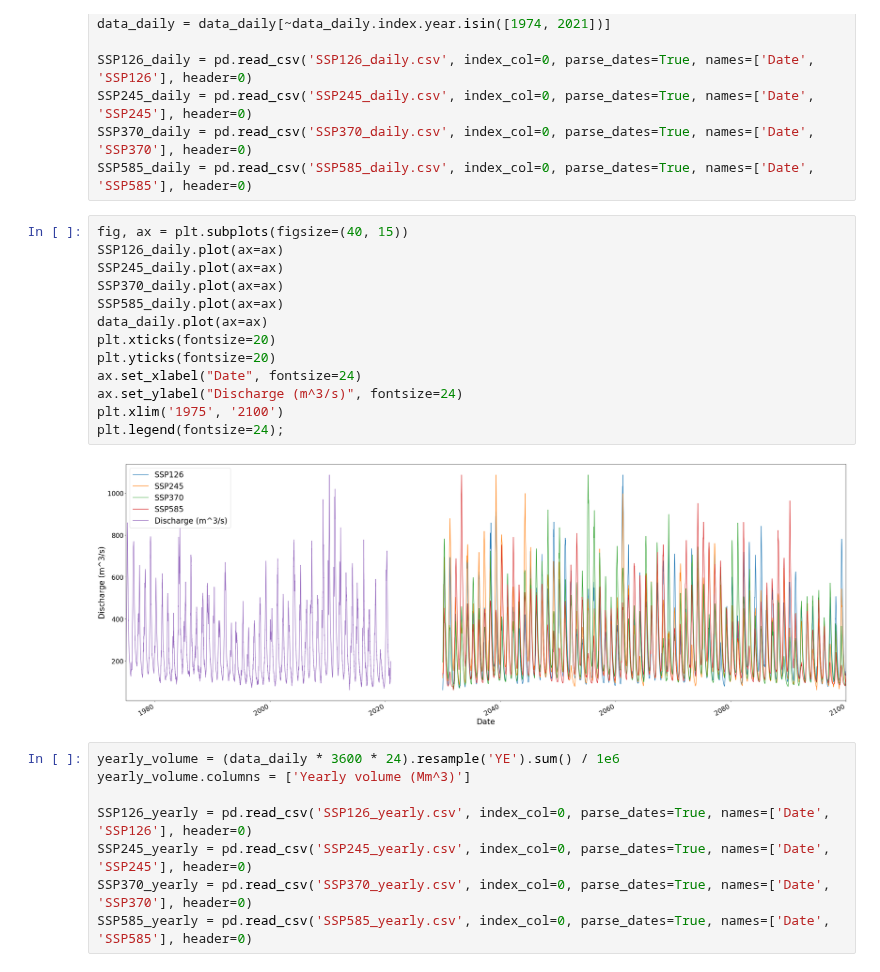
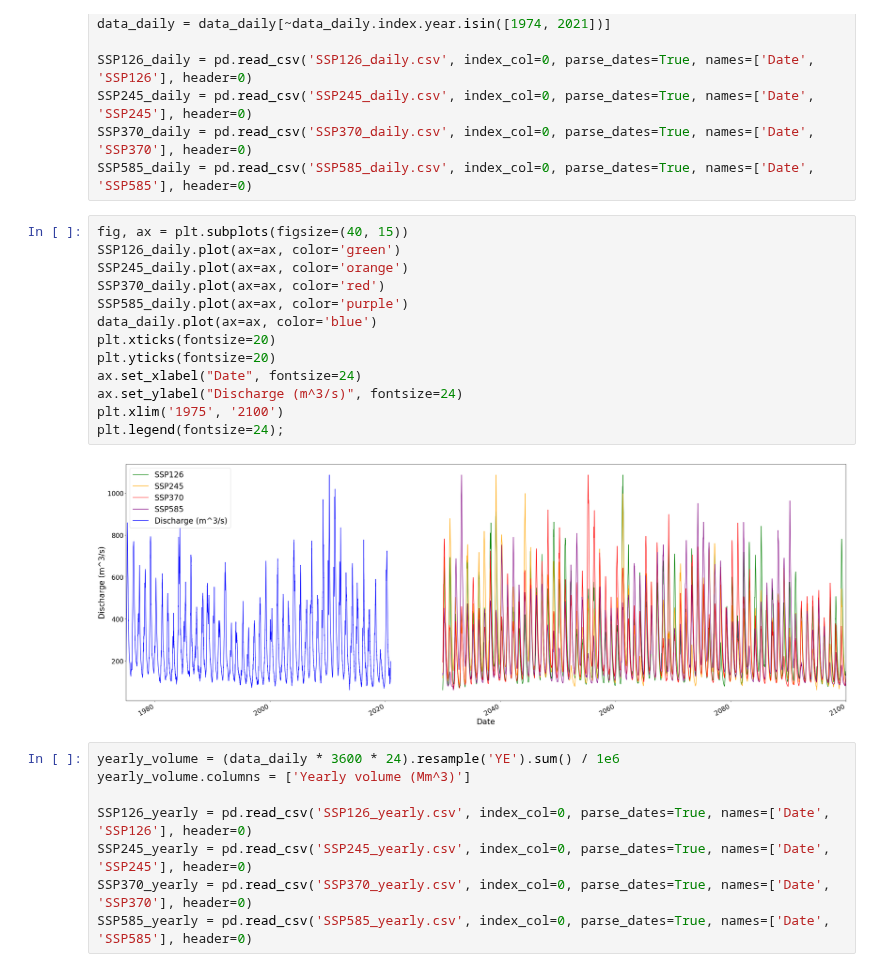
Before and after one commit to eWaterCycle/projects, a Jupyter notebook: BEP/code/CMIP/CMIP_Results.ipynb, the cells around one changed output. Saved outputs shown, nothing was run; the diff lists cells and outputs as text.

```diff
--- a/BEP/code/CMIP/CMIP_Results.ipynb
+++ b/BEP/code/CMIP/CMIP_Results.ipynb
@@ -17,19 +17,19 @@ SSP370_daily = pd.read_csv('SSP370_daily.csv', index_col=0, parse_dates=True, na
 SSP585_daily = pd.read_csv('SSP585_daily.csv', index_col=0, parse_dates=True, names=['Date', 'SSP585'], header=0)
 # %%
 fig, ax = plt.subplots(figsize=(40, 15))
-SSP126_daily.plot(ax=ax)
-SSP245_daily.plot(ax=ax)
-SSP370_daily.plot(ax=ax)
-SSP585_daily.plot(ax=ax)
-data_daily.plot(ax=ax)
+SSP126_daily.plot(ax=ax, color='green')
+SSP245_daily.plot(ax=ax, color='orange')
+SSP370_daily.plot(ax=ax, color='red')
+SSP585_daily.plot(ax=ax, color='purple')
+data_daily.plot(ax=ax, color='blue')
 plt.xticks(fontsize=20)
 plt.yticks(fontsize=20)
 ax.set_xlabel("Date", fontsize=24)
 ax.set_ylabel("Discharge (m^3/s)", fontsize=24)
 plt.xlim('1975', '2100')
 plt.legend(fontsize=24);
 # %% [output]
-[figure, old version]
+[figure, new version]
 # %%
 yearly_volume = (data_daily * 3600 * 24).resample('YE').sum() / 1e6
 yearly_volume.columns = ['Yearly volume (Mm^3)']
```
Also changed, not shown: parts of 4 cells of this notebook, 6 other files.
